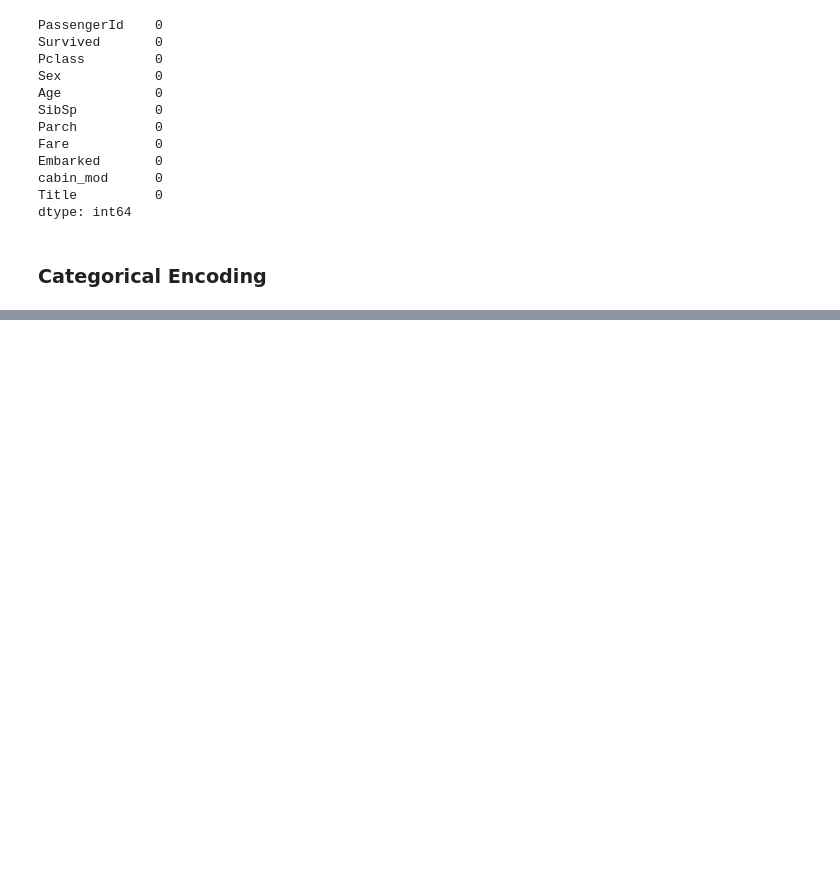
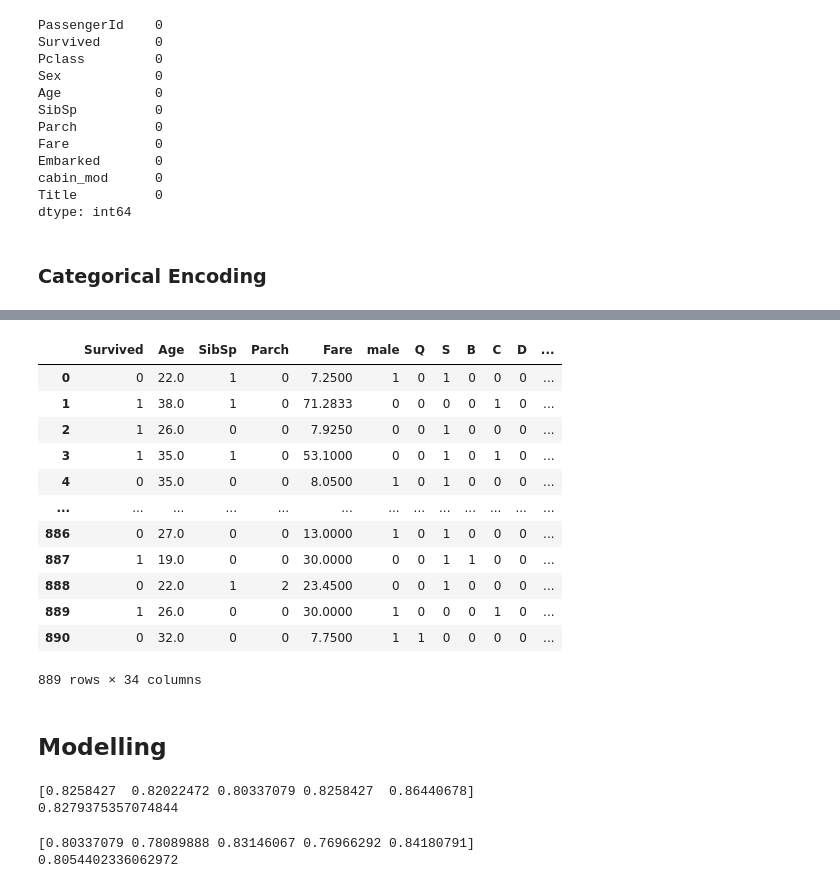
Before and after one commit to nikhiljose-AI/TitanicSurvival, a Jupyter notebook: titanicsurvivalClassification.ipynb, the cells around one changed output, grey strips where cells are left out. Saved outputs shown, nothing was run; the diff lists cells and outputs as text; code cells hidden in the pictures; blank space fills up the shorter version.

```diff
--- a/titanicsurvivalClassification.ipynb
+++ b/titanicsurvivalClassification.ipynb
@@ -431,0 +451,4 @@ dtype: int64
+# %%
+titanic_tr = pd.concat([titanic_tr,pd.get_dummies(titanic_tr.cabin_mod,drop_first=True)],axis=1)
+# %%
+titanic_tr = pd.concat([titanic_tr,pd.get_dummies(titanic_tr.Title,drop_first=True)],axis=1)
@@ -431,0 +471,3 @@ dtype: int64
+# %%
+titanic_tr.drop(columns=['Sex','Embarked','cabin_mod','Title'],inplace=True)
+titanic_tr
@@ -431,0 +488,22 @@ dtype: int64
+# %%
+titanic_tr = pd.concat([titanic_tr,pd.get_dummies(titanic_tr.Pclass,drop_first=True)],axis=1)
+# %%
+titanic_tr.drop(columns=['PassengerId'],inplace=True)
+titanic_tr.drop(columns=['Pclass'],inplace=True)
+titanic_tr
+# %% [output]
+|  | Survived | Age | SibSp | Parch | Fare | male | Q | S | B | C | D | ... |
+| 0 | 0 | 22.0 | 1 | 0 | 7.2500 | 1 | 0 | 1 | 0 | 0 | 0 | ... |
+| 1 | 1 | 38.0 | 1 | 0 | 71.2833 | 0 | 0 | 0 | 0 | 1 | 0 | ... |
+| 2 | 1 | 26.0 | 0 | 0 | 7.9250 | 0 | 0 | 1 | 0 | 0 | 0 | ... |
+| 3 | 1 | 35.0 | 1 | 0 | 53.1000 | 0 | 0 | 1 | 0 | 1 | 0 | ... |
+| 4 | 0 | 35.0 | 0 | 0 | 8.0500 | 1 | 0 | 1 | 0 | 0 | 0 | ... |
+| ... | ... | ... | ... | ... | ... | ... | ... | ... | ... | ... | ... | ... |
+| 886 | 0 | 27.0 | 0 | 0 | 13.0000 | 1 | 0 | 1 | 0 | 0 | 0 | ... |
+| 887 | 1 | 19.0 | 0 | 0 | 30.0000 | 0 | 0 | 1 | 1 | 0 | 0 | ... |
+| 888 | 0 | 22.0 | 1 | 2 | 23.4500 | 0 | 0 | 1 | 0 | 0 | 0 | ... |
+| 889 | 1 | 26.0 | 0 | 0 | 30.0000 | 1 | 0 | 0 | 0 | 1 | 0 | ... |
+| 890 | 0 | 32.0 | 0 | 0 | 7.7500 | 1 | 1 | 0 | 0 | 0 | 0 | ... |
+889 rows × 34 columns
+# %% [markdown]
+## Modelling
@@ -431,0 +519,16 @@ dtype: int64
+# %%
+logit_model = LogisticRegression(max_iter=2000)
+cv = cross_val_score(logit_model,X_train,y_train,cv=5)
+print(cv)
+print(cv.mean())
+# %% [output]
+[0.8258427  0.82022472 0.80337079 0.8258427  0.86440678]
+0.8279375357074844
+# %%
+rdforest_model = RandomForestClassifier()
+cv = cross_val_score(rdforest_model,X_train,y_train,cv=5)
+print(cv)
+print(cv.mean())
+# %% [output]
+[0.80337079 0.78089888 0.83146067 0.76966292 0.84180791]
+0.8054402336062972
```
Also changed, not shown: parts of 12 cells of this notebook.
